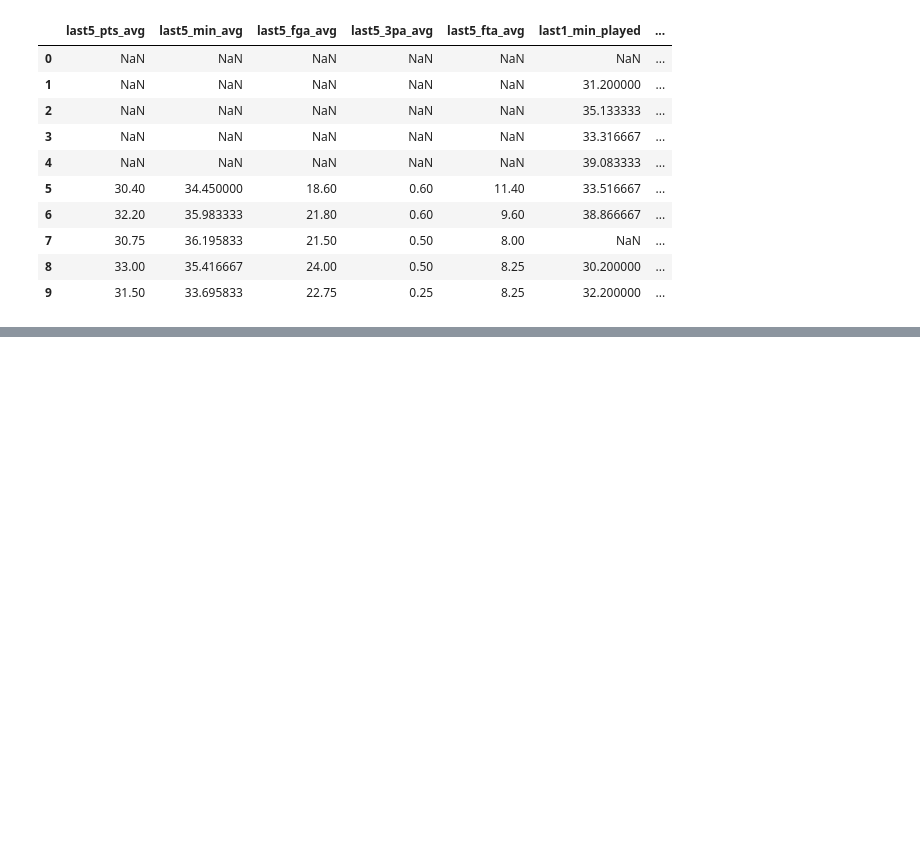
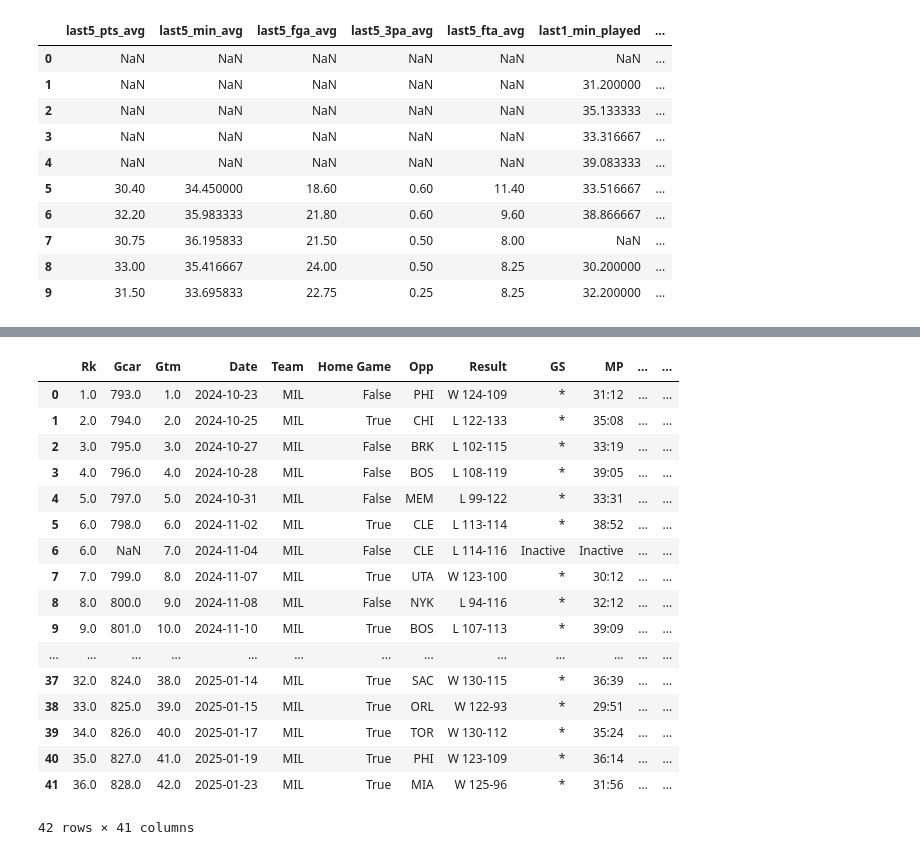
Before and after one commit to jelmani/nba-predictor, a Jupyter notebook: player-predictor.ipynb, the cells around one changed output, grey strips where cells are left out. Saved outputs shown, nothing was run; the diff lists cells and outputs as text; code cells hidden in the pictures; blank space fills up the shorter version.

```diff
--- a/player-predictor.ipynb
+++ b/player-predictor.ipynb
@@ -287,0 +300,2 @@ giannis_feature_set_df.head(10)
+# %%
+team_defense_stats_25.drop(30, inplace=True)
@@ -287,0 +345,4 @@ giannis_feature_set_df.head(10)
+# %%
+team_defense_stats_25["Team"] = team_defense_stats_25["Team"].str.replace("*", "", regex=False).str.strip()
+team_defense_stats_25["Team_abbr"] = team_defense_stats_25["Team"].map(NAME_TO_ABBR)
+team_defense_stats_25.head(30)
@@ -287,0 +367,3 @@ giannis_feature_set_df.head(10)
+# %%
+team_defense_stats_25.set_index("Team_abbr", inplace=True)
+team_defense_stats_25.head(30)
@@ -287,0 +412,6 @@ giannis_feature_set_df.head(10)
+# %%
+cols = ["DRtg","Pace","eFG%","TOV%","DRB%","FT/FGA"]  # pick what you need
+giannis_2025_df = giannis_2025_df.join(
+    team_defense_stats_25[cols].add_prefix("opp_"),  # avoid name collisions
+    on="Opp"                          # join key is giannis_df['Opp'] vs def_df.index
+)
@@ -287,0 +485,21 @@ giannis_feature_set_df.head(10)
+# %%
+giannis_2025_df.head(42)
+# %% [output]
+|  | Rk | Gcar | Gtm | Date | Team | Home Game | Opp | Result | GS | MP | ... | ... |
+| 0 | 1.0 | 793.0 | 1.0 | 2024-10-23 | MIL | False | PHI | W 124-109 | * | 31:12 | ... | ... |
+| 1 | 2.0 | 794.0 | 2.0 | 2024-10-25 | MIL | True | CHI | L 122-133 | * | 35:08 | ... | ... |
+| 2 | 3.0 | 795.0 | 3.0 | 2024-10-27 | MIL | False | BRK | L 102-115 | * | 33:19 | ... | ... |
+| 3 | 4.0 | 796.0 | 4.0 | 2024-10-28 | MIL | False | BOS | L 108-119 | * | 39:05 | ... | ... |
+| 4 | 5.0 | 797.0 | 5.0 | 2024-10-31 | MIL | False | MEM | L 99-122 | * | 33:31 | ... | ... |
+| 5 | 6.0 | 798.0 | 6.0 | 2024-11-02 | MIL | True | CLE | L 113-114 | * | 38:52 | ... | ... |
+| 6 | 6.0 | NaN | 7.0 | 2024-11-04 | MIL | False | CLE | L 114-116 | Inactive | Inactive | ... | ... |
+| 7 | 7.0 | 799.0 | 8.0 | 2024-11-07 | MIL | True | UTA | W 123-100 | * | 30:12 | ... | ... |
+| 8 | 8.0 | 800.0 | 9.0 | 2024-11-08 | MIL | False | NYK | L 94-116 | * | 32:12 | ... | ... |
+| 9 | 9.0 | 801.0 | 10.0 | 2024-11-10 | MIL | True | BOS | L 107-113 | * | 39:09 | ... | ... |
+| ... | ... | ... | ... | ... | ... | ... | ... | ... | ... | ... | ... | ... |
+| 37 | 32.0 | 824.0 | 38.0 | 2025-01-14 | MIL | True | SAC | W 130-115 | * | 36:39 | ... | ... |
+| 38 | 33.0 | 825.0 | 39.0 | 2025-01-15 | MIL | True | ORL | W 122-93 | * | 29:51 | ... | ... |
+| 39 | 34.0 | 826.0 | 40.0 | 2025-01-17 | MIL | True | TOR | W 130-112 | * | 35:24 | ... | ... |
+| 40 | 35.0 | 827.0 | 41.0 | 2025-01-19 | MIL | True | PHI | W 123-109 | * | 36:14 | ... | ... |
+| 41 | 36.0 | 828.0 | 42.0 | 2025-01-23 | MIL | True | MIA | W 125-96 | * | 31:56 | ... | ... |
+42 rows × 41 columns
```
Also changed, not shown: parts of 44 cells of this notebook.
